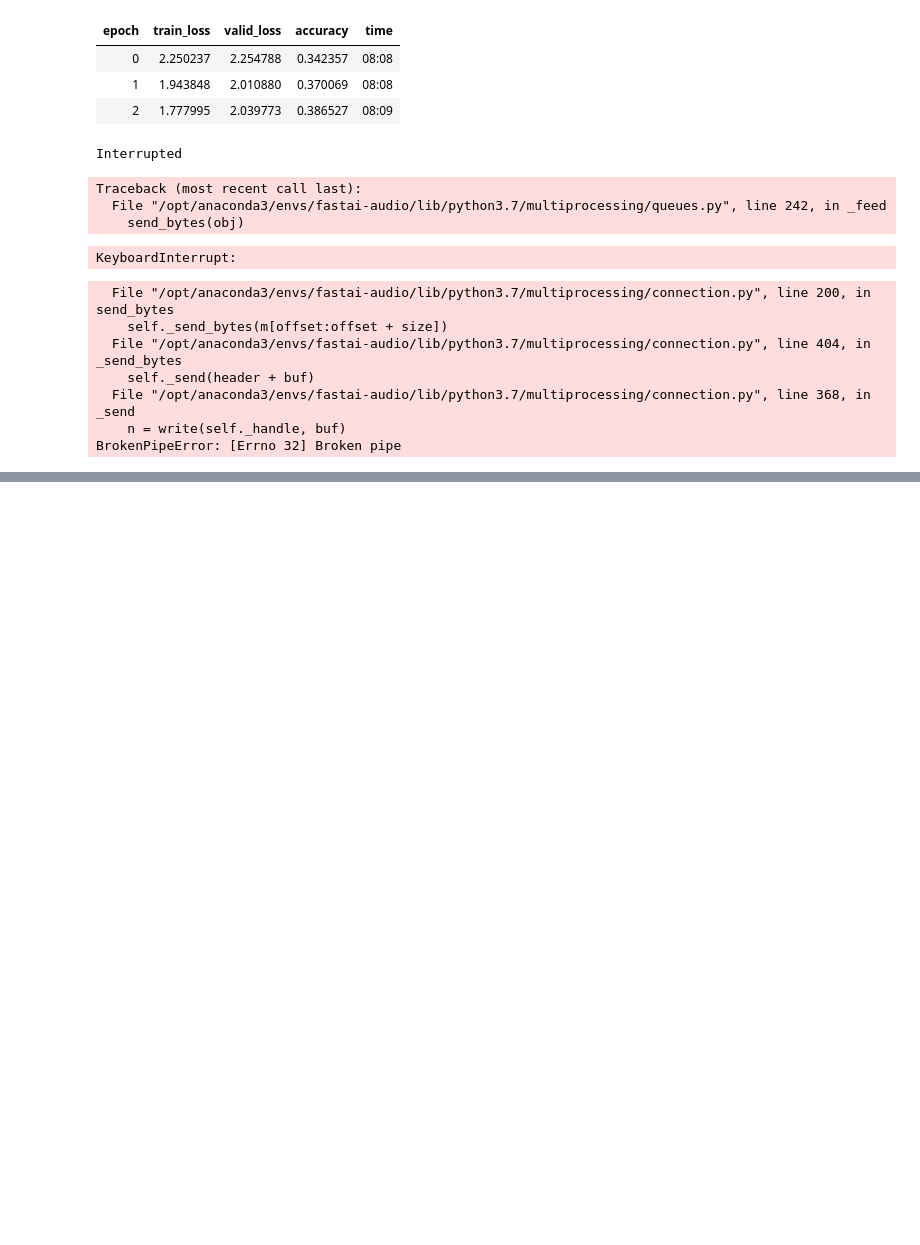
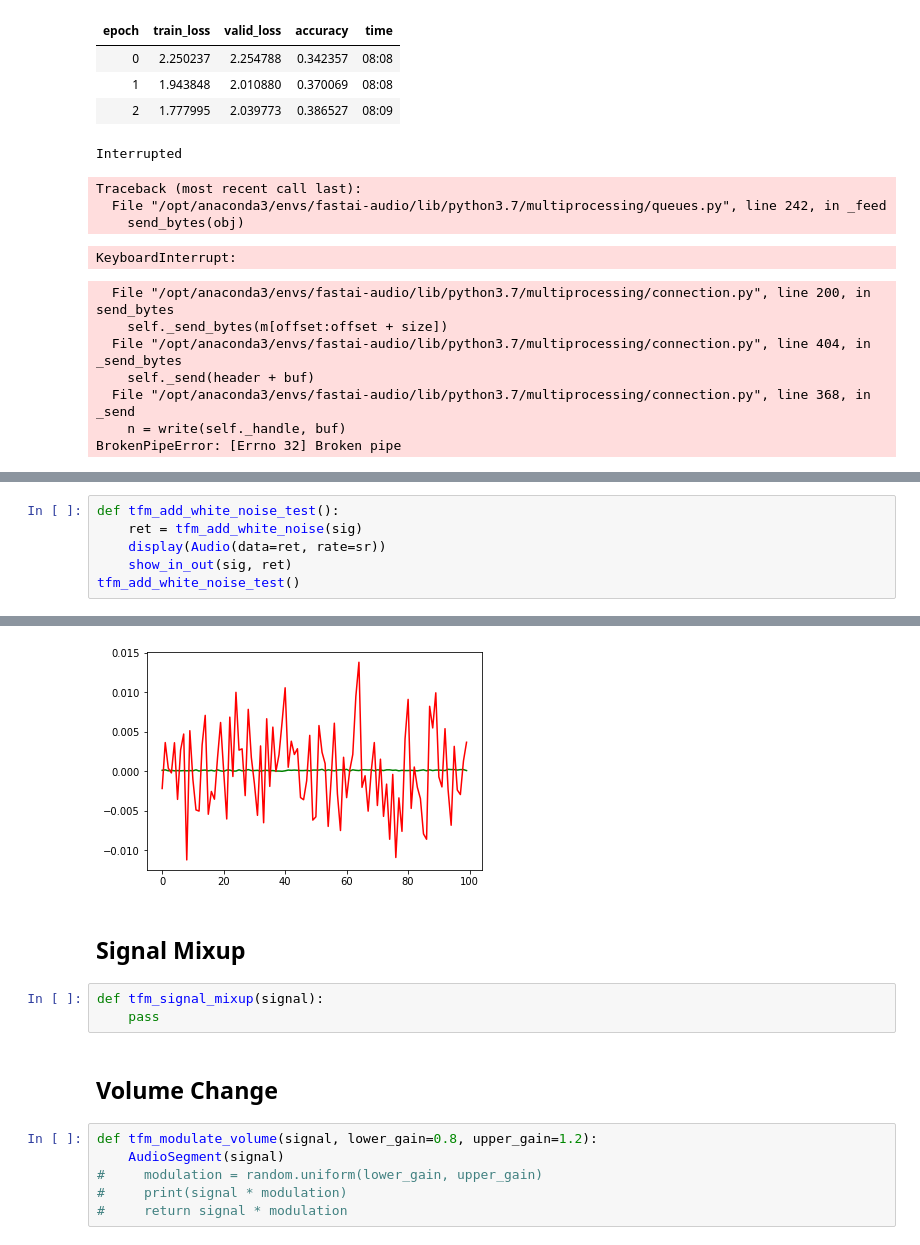
Before and after one commit to fastaudio/fastai_audio, a Jupyter notebook: Audio_AWD_LSTM.ipynb, the cells around one changed output, grey strips where cells are left out. Drawn from its saved outputs; the diff is of its cells as text; blank space fills up the shorter version.

```diff
--- a/Audio_AWD_LSTM.ipynb
+++ b/Audio_AWD_LSTM.ipynb
@@ -342,0 +335,7 @@ BrokenPipeError: [Errno 32] Broken pipe
+# %%
+def tfm_add_white_noise_test():
+    ret = tfm_add_white_noise(sig)
+    display(Audio(data=ret, rate=sr))
+    show_in_out(sig, ret)
+tfm_add_white_noise_test()
+# %% [output]
@@ -342,0 +343,14 @@ BrokenPipeError: [Errno 32] Broken pipe
+[figure, added]
+# %% [markdown]
+## Signal Mixup
+# %%
+def tfm_signal_mixup(signal):
+    pass
+# %% [markdown]
+## Volume Change
+# %%
+def tfm_modulate_volume(signal, lower_gain=0.8, upper_gain=1.2):
+    AudioSegment(signal)
+#     modulation = random.uniform(lower_gain, upper_gain)
+#     print(signal * modulation)
+#     return signal * modulation
```
Also changed, not shown: parts of 36 cells of this notebook.
